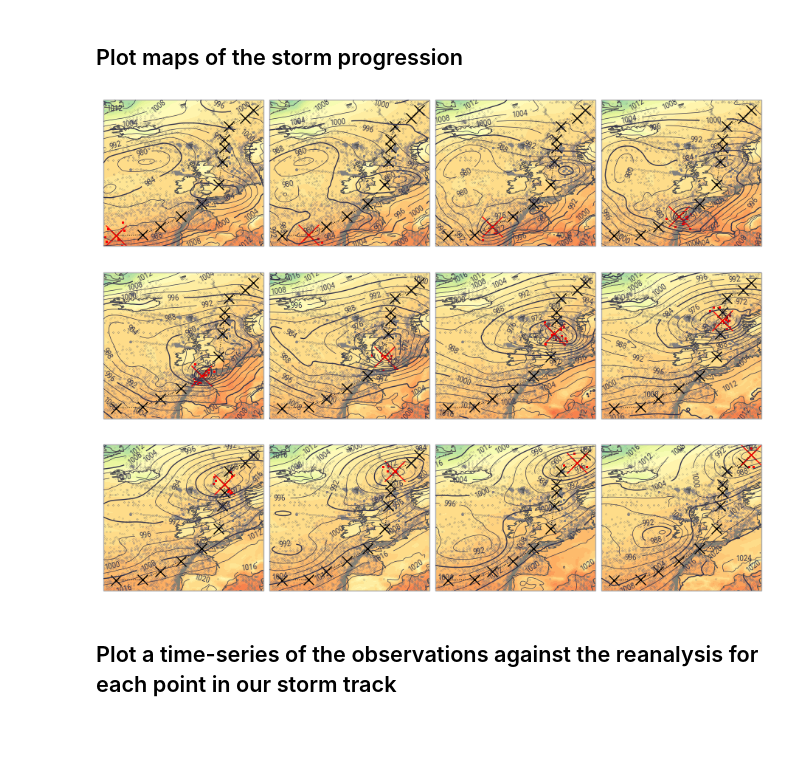
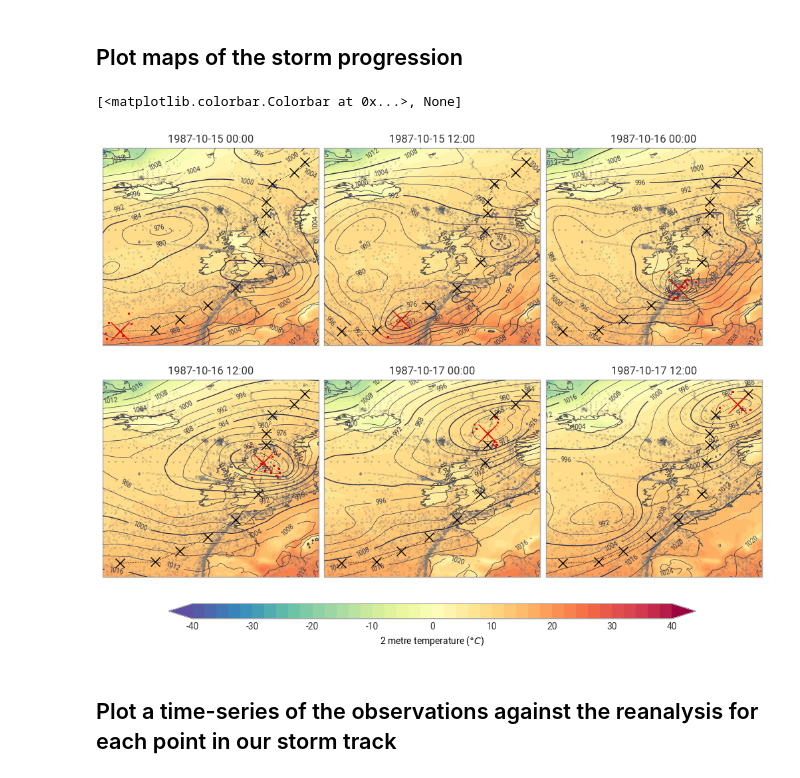
Before and after one commit to EddyCMWF/c3s-training-submodule-insitu-obs, a Jupyter notebook: insitu-obs-storm-tracks.ipynb, the cells around one changed output. Saved outputs shown, nothing was run; the diff lists cells and outputs as text; code cells hidden in the pictures; blank space fills up the shorter version.

```diff
--- a/insitu-obs-storm-tracks.ipynb
+++ b/insitu-obs-storm-tracks.ipynb
@@ -221,35 +219,39 @@ def filter_nearby_stations(istorm, insitu_ds, max_distance=3, window_hours=6):
 # %%
 figure = ekp.Figure(
     domain=[area[1], area[3], area[2], area[0]],
-    size=(9, 7),
+    size=(10, 8),
     crs=ccrs.PlateCarree(),
-    rows=3,
-    columns=4,
+    rows=2,
+    columns=3,
 )
-for i, istorm in enumerate(storm_ds.index):
+for i, istorm in enumerate(storm_ds.index[::2]):
     ds = era5_hourly_ds.sel(valid_time=istorm.time.data, method="nearest").squeeze()
     chart = figure.add_map()
     chart.quickplot(ds["2t"], units="celsius")
     chart.quickplot(ds["msl"], units="hPa")
     chart.coastlines()
     chart.ax.scatter(
         insitu_ds.longitude, insitu_ds.latitude, marker=".", color="grey", s=0.01
     )
     p_kwargs = {"marker": "x", "color": "black", "ls": ":", "lw": 0.7, "ms": 10}
     chart.ax.plot(storm_ds["longitude"], storm_ds["latitude"], **p_kwargs)
     p_kwargs = {"marker": "x", "color": "red", "ls": ":", "lw": 1, "ms": 20}
     chart.ax.plot(istorm["longitude"], istorm["latitude"], **p_kwargs)
     # plot stations within 5 degrees of the storm point
     nearby_stations = filter_nearby_stations(istorm, insitu_ds)
     chart.ax.scatter(
         nearby_stations.longitude,
         nearby_stations.latitude,
         marker=".",
         color="red",
         s=5,
     )
+    chart.ax.set_title(f"{istorm.time.dt.strftime('%Y-%m-%d %H:%M').item()}")
+figure.legend()
+plt.show()
 # %% [output]
+[<matplotlib.colorbar.Colorbar at 0x...>, None]
-[figure, old version]
+[figure, new version]
 # %% [markdown]
 ## Plot a time-series of the observations against the reanalysis for each point in our storm track
 # %% [markdown]
```
Also changed, not shown: parts of 2 cells of this notebook.
